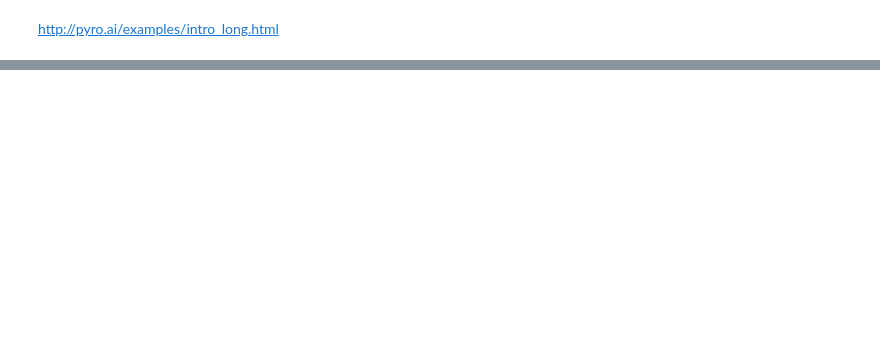
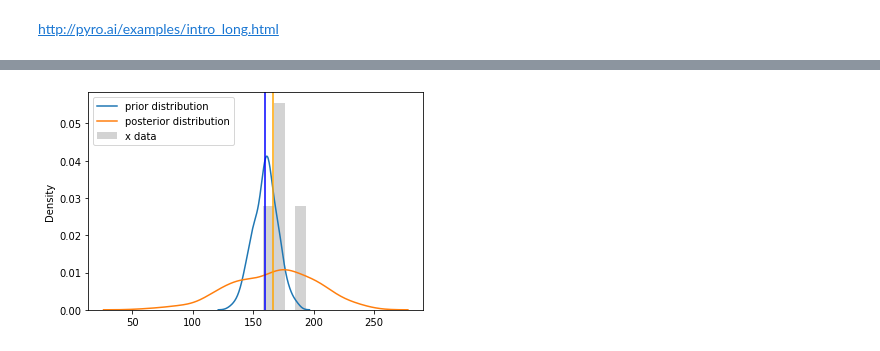
Before and after one commit to ImolaFodor/probabilistic-ML, a Jupyter notebook: HW02_pyro.ipynb, the cells around one changed output, grey strips where cells are left out. Saved outputs shown, nothing was run; the diff lists cells and outputs as text; code cells hidden in the pictures; blank space fills up the shorter version.

```diff
--- a/HW02_pyro.ipynb
+++ b/HW02_pyro.ipynb
@@ -64,0 +88,23 @@ tensor([0.6321])
+# %%
+
+
+# distribution
+normal_prior = dist.Normal(160, 9)
+normal_post = dist.Normal(166, 36)
+
+normal_prior_samples = [pyro.sample("normal",normal_prior) for i in range(200)]
+normal_post_samples = [pyro.sample("normal",normal_post) for i in range(200)]
+
+#plot
+sns.distplot(normal_prior_samples,label='prior distribution', hist = False)
+sns.distplot(normal_post_samples, label='posterior distribution', hist = False)
+plt.hist(x, bins=4, range=None, density=True, color = "lightgray", label="x data")
+
+plt.legend()
+plt.axvline(x=mu_0,
+            color='blue')
+plt.axvline(x=mu_post,
+            color='orange')
+plt.show()
+# %% [output]
+[figure, added]
```
Also changed, not shown: parts of 10 cells of this notebook.
